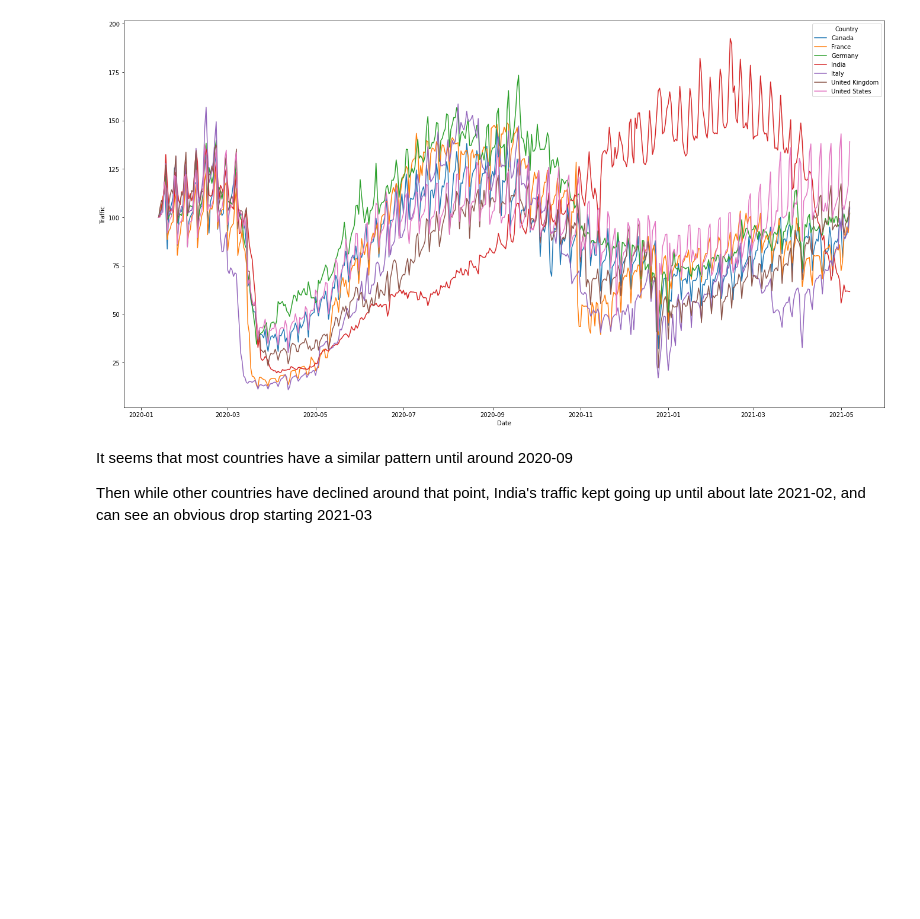
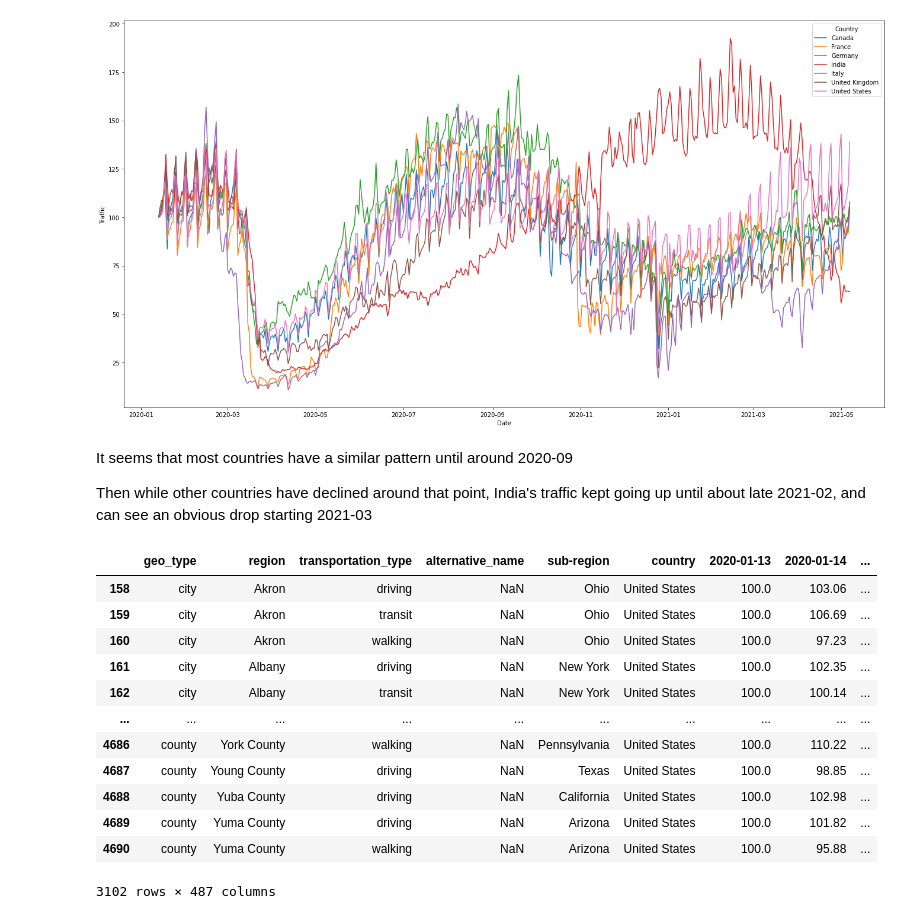
Before and after one commit to Wenjun-Mao/SIADS591_Project, a Jupyter notebook: Project591_EDA_Traffic.ipynb, the cells around one changed output. Saved outputs shown, nothing was run; the diff lists cells and outputs as text; code cells hidden in the pictures; blank space fills up the shorter version.

```diff
--- a/Project591_EDA_Traffic.ipynb
+++ b/Project591_EDA_Traffic.ipynb
@@ -85,3 +102,21 @@ sns.lineplot(x=traffic_data['Date'], y = traffic_data['Traffic'], hue = traffic_
 It seems that most countries have a similar pattern until around 2020-09
 
 Then while other countries have declined around that point, India's traffic kept going up until about late 2021-02, and can see an obvious drop starting 2021-03
+# %%
+df_us_state = apple_data_raw[apple_data_raw['country'] =='United States']
+# %%
+df_us_state
+# %% [output]
+|  | geo_type | region | transportation_type | alternative_name | sub-region | country | 2020-01-13 | 2020-01-14 | ... |
+| 158 | city | Akron | driving | NaN | Ohio | United States | 100.0 | 103.06 | ... |
+| 159 | city | Akron | transit | NaN | Ohio | United States | 100.0 | 106.69 | ... |
+| 160 | city | Akron | walking | NaN | Ohio | United States | 100.0 | 97.23 | ... |
+| 161 | city | Albany | driving | NaN | New York | United States | 100.0 | 102.35 | ... |
+| 162 | city | Albany | transit | NaN | New York | United States | 100.0 | 100.14 | ... |
+| ... | ... | ... | ... | ... | ... | ... | ... | ... | ... |
+| 4686 | county | York County | walking | NaN | Pennsylvania | United States | 100.0 | 110.22 | ... |
+| 4687 | county | Young County | driving | NaN | Texas | United States | 100.0 | 98.85 | ... |
+| 4688 | county | Yuba County | driving | NaN | California | United States | 100.0 | 102.98 | ... |
+| 4689 | county | Yuma County | driving | NaN | Arizona | United States | 100.0 | 101.82 | ... |
+| 4690 | county | Yuma County | walking | NaN | Arizona | United States | 100.0 | 95.88 | ... |
+3102 rows × 487 columns
```
Also changed, not shown: parts of 3 cells of this notebook, 5 other files.
